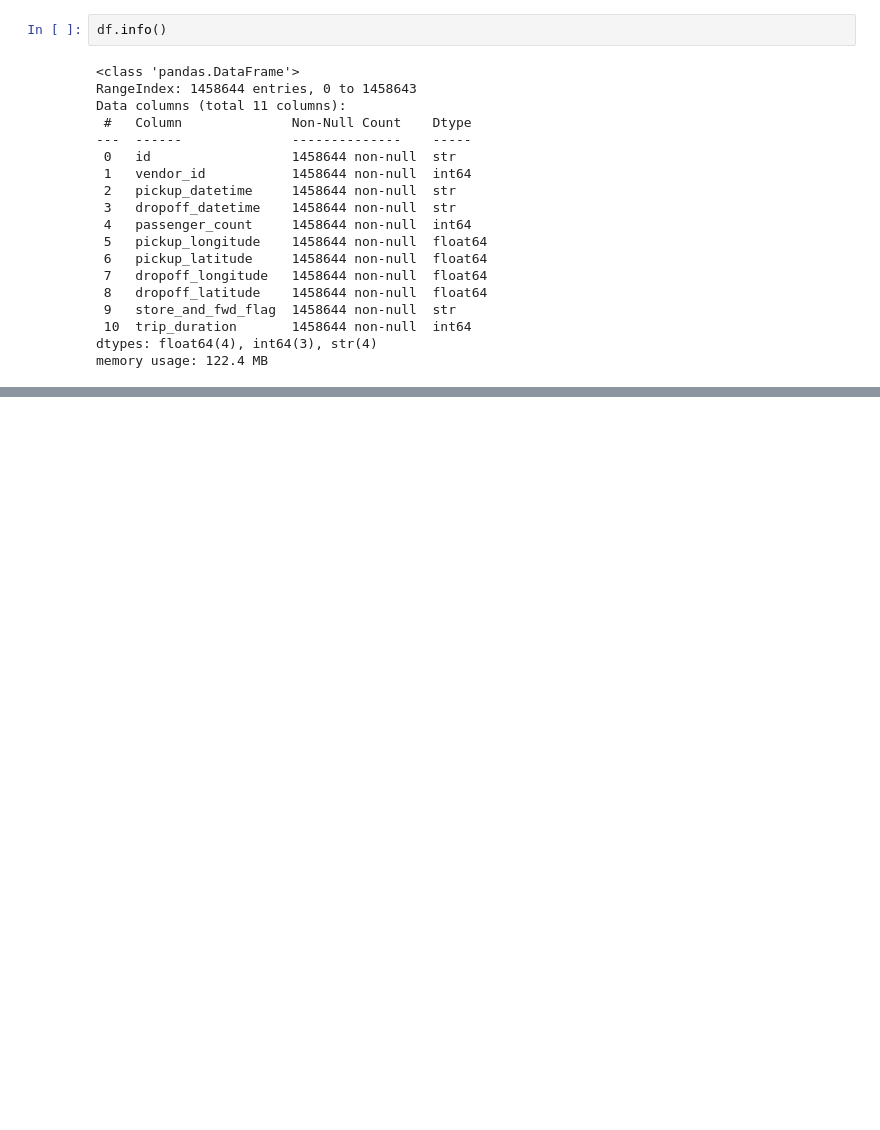
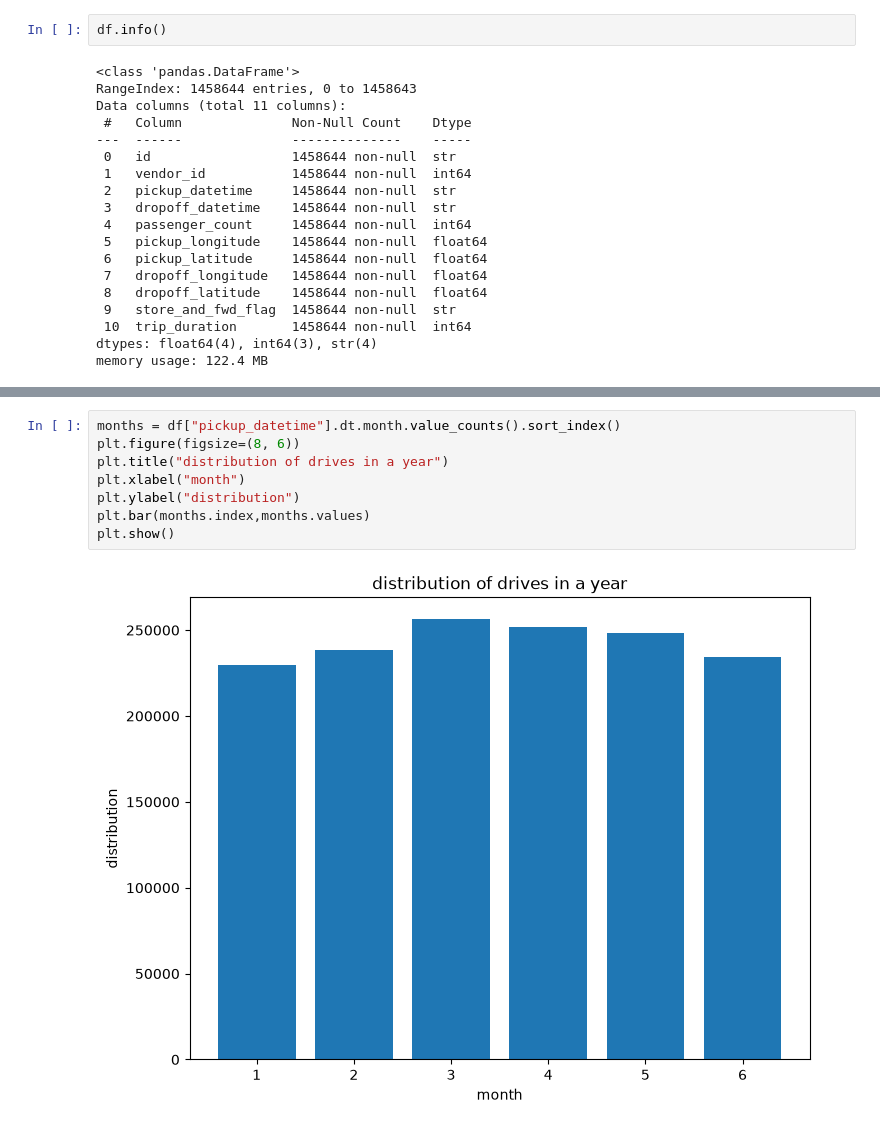
Before and after one commit to faresBenhammadi/data_analysis_taxi, a Jupyter notebook: taxi.ipynb, the cells around one changed output, grey strips where cells are left out. Drawn from its saved outputs; the diff is of its cells as text; blank space fills up the shorter version.

```diff
--- a/taxi.ipynb
+++ b/taxi.ipynb
@@ -38,0 +154,10 @@ memory usage: 122.4 MB
+# %%
+months = df["pickup_datetime"].dt.month.value_counts().sort_index()
+plt.figure(figsize=(8, 6))
+plt.title("distribution of drives in a year")
+plt.xlabel("month")
+plt.ylabel("distribution")
+plt.bar(months.index,months.values)
+plt.show()
+# %% [output]
+[figure, added]
```
Also changed, not shown: parts of 17 cells of this notebook.
